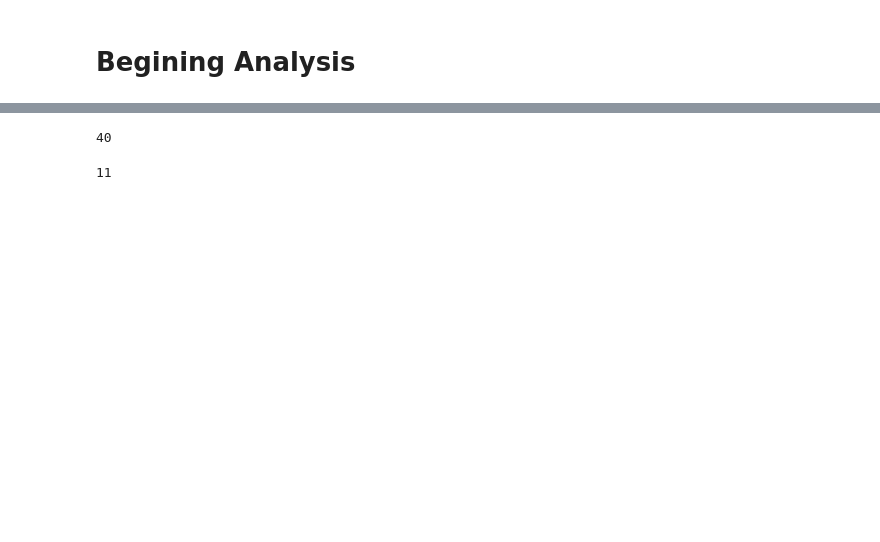
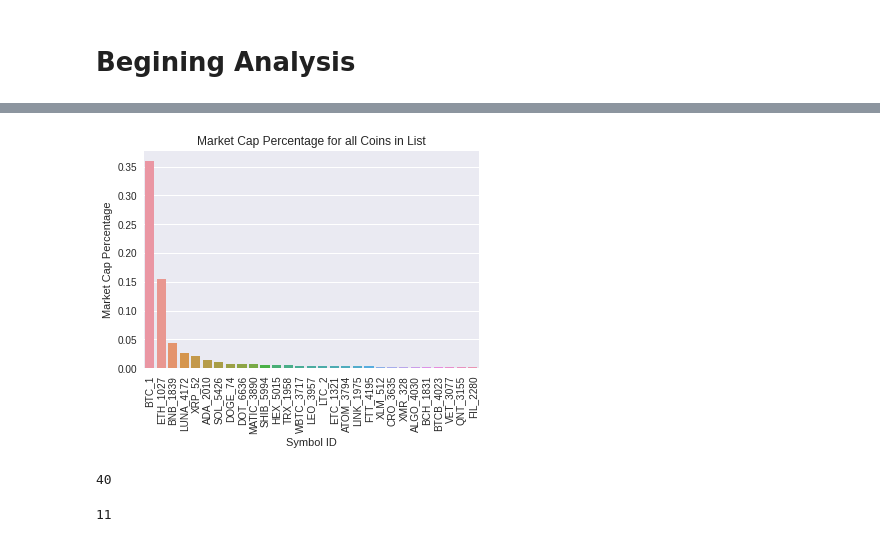
Before and after one commit to Ariel0123-625/FINTECH540, a Jupyter notebook: making_dataframe.ipynb, the cells around one changed output, grey strips where cells are left out. Cells and saved outputs as stored; diff of their text form; code cells hidden in the pictures; blank space fills up the shorter version.

```diff
--- a/making_dataframe.ipynb
+++ b/making_dataframe.ipynb
@@ -72,6 +72,18 @@ df2_cutoff = df2_first.loc[df2_first['symbol_id'].isin(df_cutoff['symbol_id'])]
 symbols = df2_cutoff.loc[df2_cutoff['year'] > 2020]['symbol_id'].values
 symbols2 = df2_cutoff.loc[(df2_cutoff['year'] == 2020) & (df2_cutoff['month'] > 8)]['symbol_id'].values
 all_symbols = np.concatenate((symbols, symbols2))
+# %%
+plt.figure(1)
+plt.style.use('seaborn')
+plt.rcParams['figure.figsize'] = [15, 15]
+sns.barplot(data=df_cutoff.loc[~df_cutoff['symbol_id'].isin(all_symbols)], x="symbol_id", y="market_perc")
+plt.xlabel('Symbol ID')
+plt.ylabel('Market Cap Percentage')
+plt.title('Market Cap Percentage for all Coins in List')
+plt.xticks(rotation=90)
+plt.show()
+# %% [output]
+[figure, added]
 # %%
 print(len(df2_cutoff))
 # %% [output]
```
Also changed, not shown: parts of 23 cells of this notebook, 1 other file.
